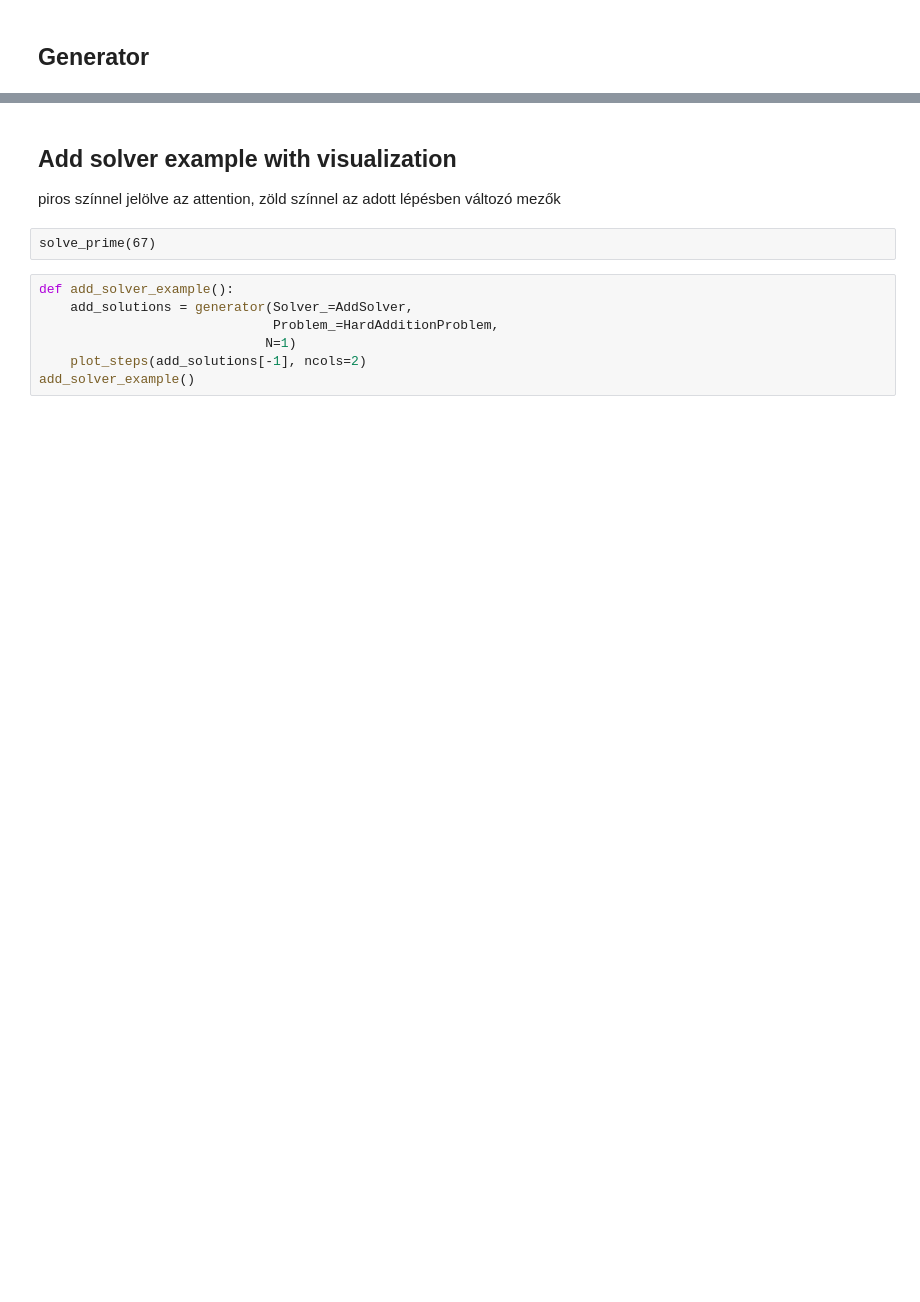
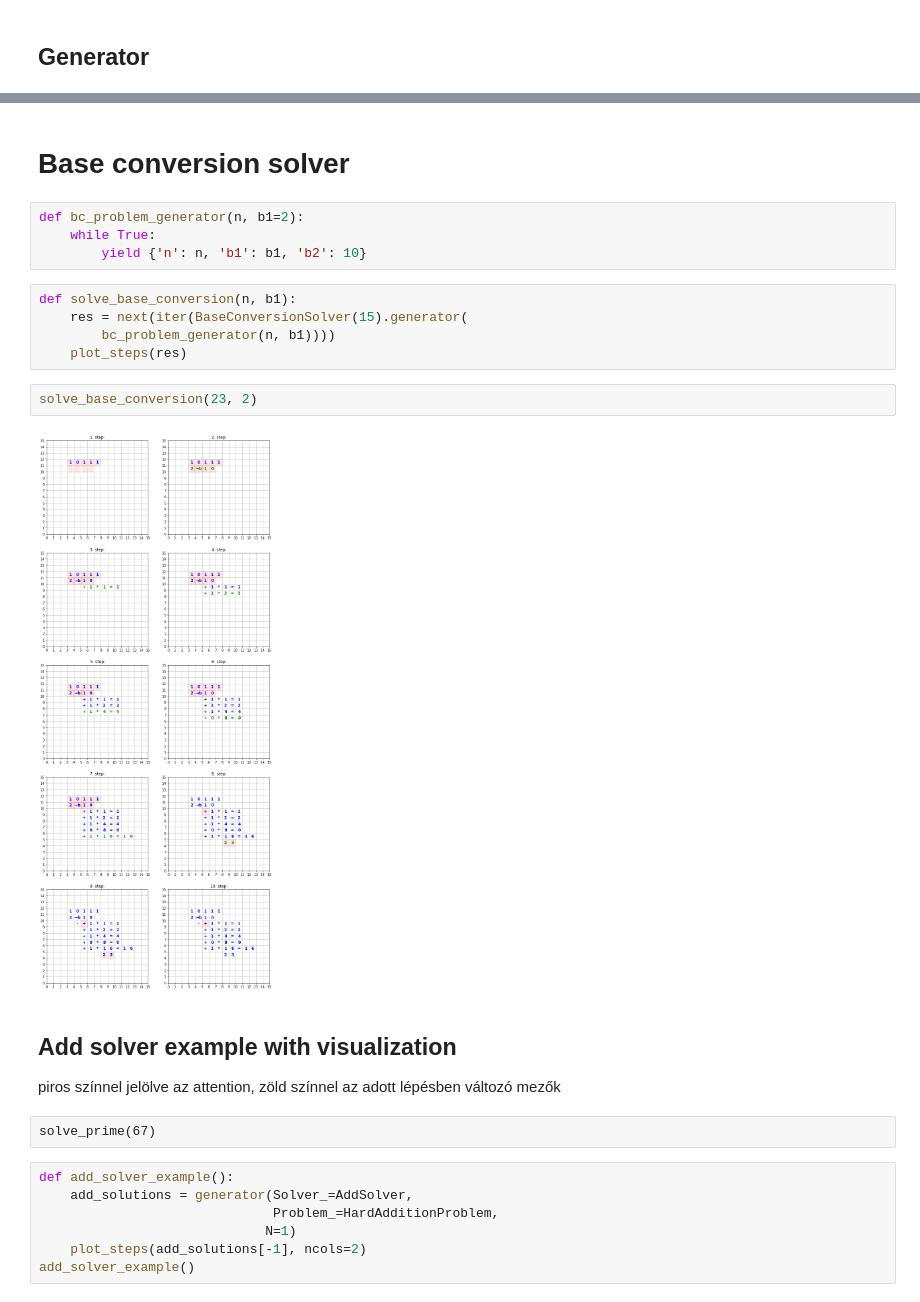
Before and after one commit to csadrian/arithmetics_on_paper, a Jupyter notebook: examples.ipynb, the cells around one changed output, grey strips where cells are left out. Saved outputs shown, nothing was run; the diff lists cells and outputs as text; blank space fills up the shorter version.

```diff
--- a/examples.ipynb
+++ b/examples.ipynb
@@ -43,3 +58,18 @@ plot_steps(generator(Solver_=IsPrimeSolverEasy,
+# %% [markdown]
+# Base conversion solver
+# %%
+def bc_problem_generator(n, b1=2):
+    while True:
+        yield {'n': n, 'b1': b1, 'b2': 10}
+# %%
+def solve_base_conversion(n, b1):
+    res = next(iter(BaseConversionSolver(15).generator(
+        bc_problem_generator(n, b1))))
+    plot_steps(res)
+# %%
+solve_base_conversion(23, 2)
+# %% [output]
+[figure, added]
 # %% [markdown]
 ## Add solver example with visualization
 
```
Also changed, not shown: parts of 29 cells of this notebook, 1 other file.
